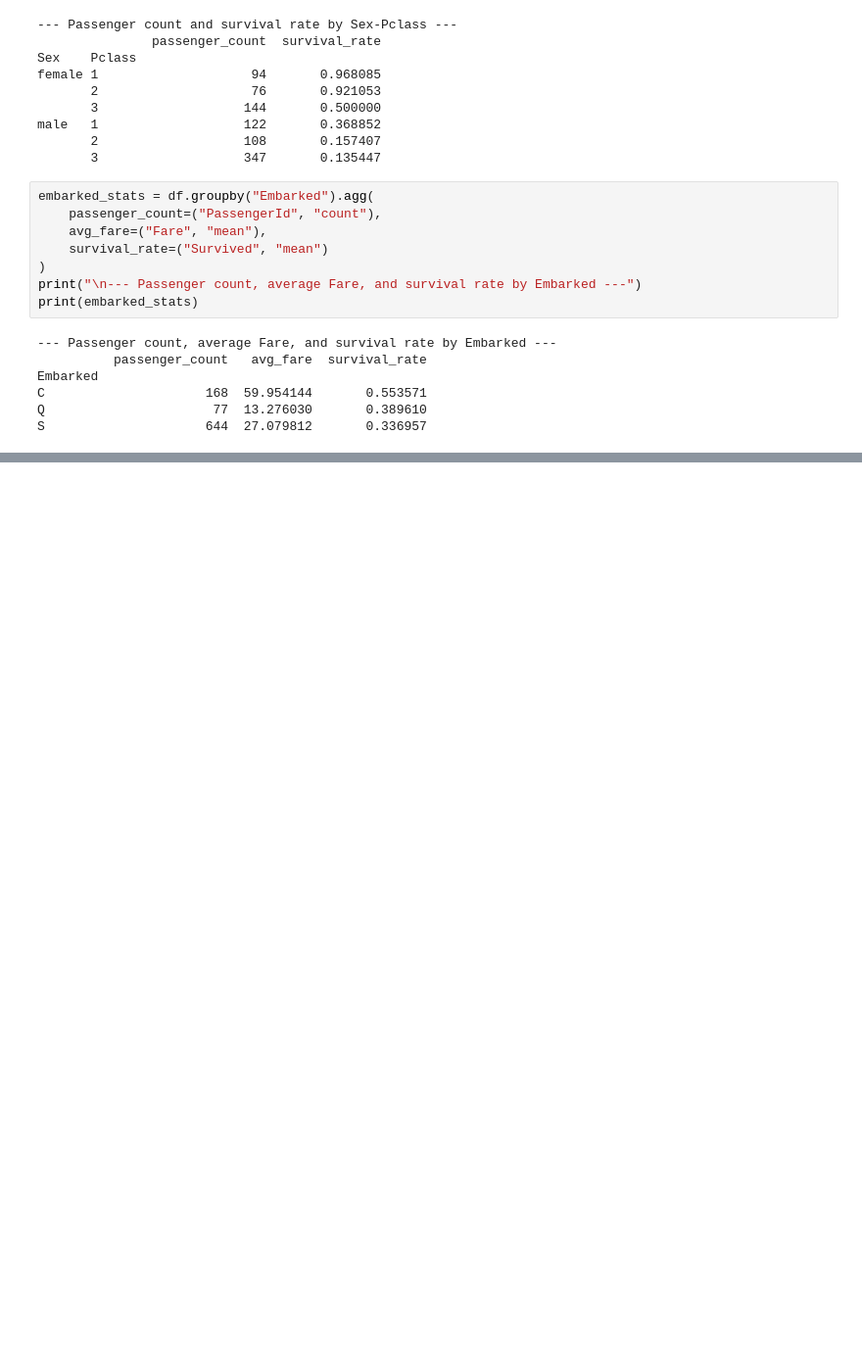
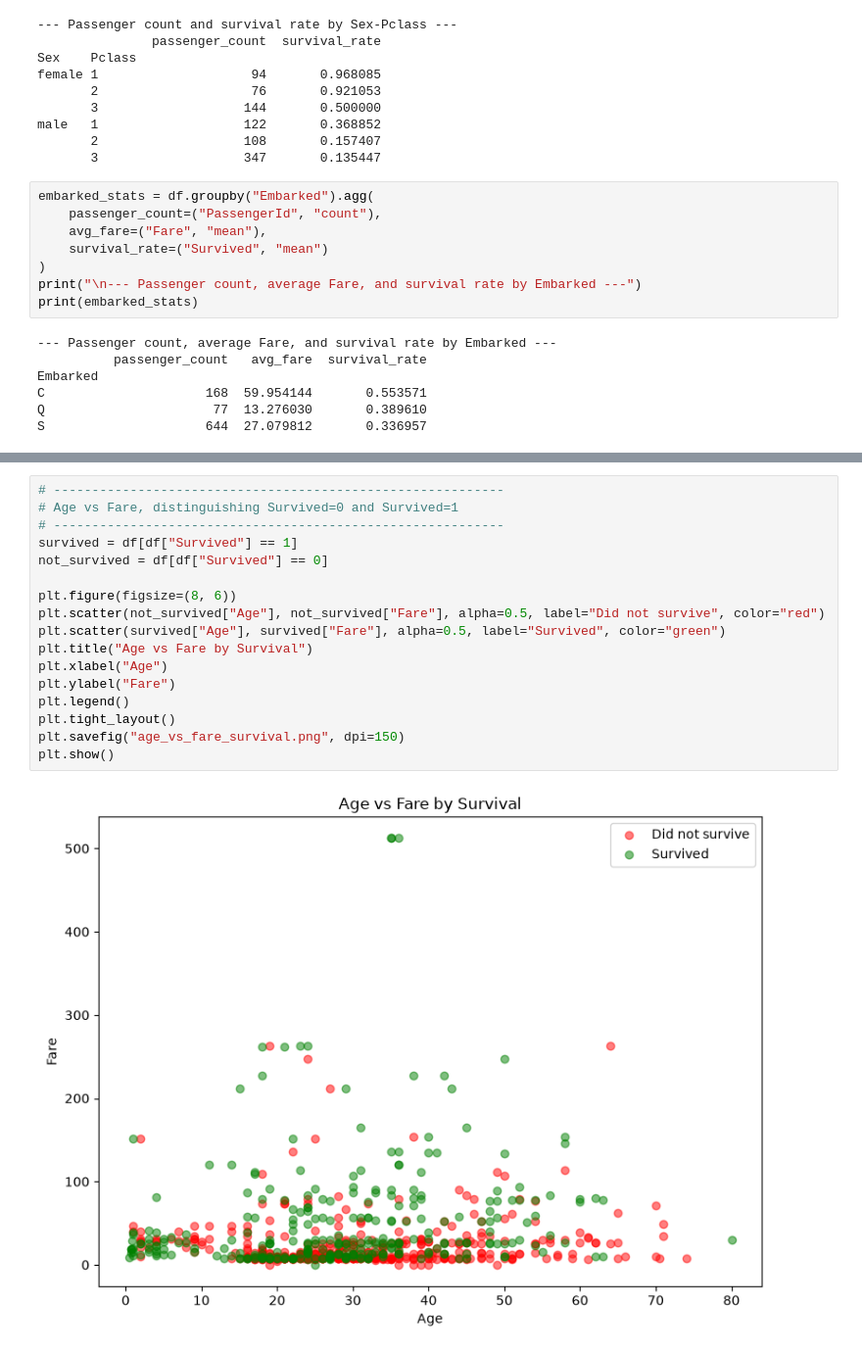
Before and after one commit to AbhikarshRaj/202618066_Abhikarsh_Raj_DS605, a Jupyter notebook: 202618066_LAB_2/Untitled.ipynb, the cells around one changed output, grey strips where cells are left out. Shown at 98% size. Saved outputs shown, nothing was run; the diff lists cells and outputs as text; blank space fills up the shorter version.

```diff
--- a/202618066_LAB_2/Untitled.ipynb
+++ b/202618066_LAB_2/Untitled.ipynb
@@ -609,0 +917,19 @@ S                     644  27.079812       0.336957
+# %%
+# -----------------------------------------------------------
+# Age vs Fare, distinguishing Survived=0 and Survived=1
+# -----------------------------------------------------------
+survived = df[df["Survived"] == 1]
+not_survived = df[df["Survived"] == 0]
+
+plt.figure(figsize=(8, 6))
+plt.scatter(not_survived["Age"], not_survived["Fare"], alpha=0.5, label="Did not survive", color="red")
+plt.scatter(survived["Age"], survived["Fare"], alpha=0.5, label="Survived", color="green")
+plt.title("Age vs Fare by Survival")
+plt.xlabel("Age")
+plt.ylabel("Fare")
+plt.legend()
+plt.tight_layout()
+plt.savefig("age_vs_fare_survival.png", dpi=150)
+plt.show()
+# %% [output]
+[figure, added]
```
Also changed, not shown: parts of 33 cells of this notebook, 4 other files.
